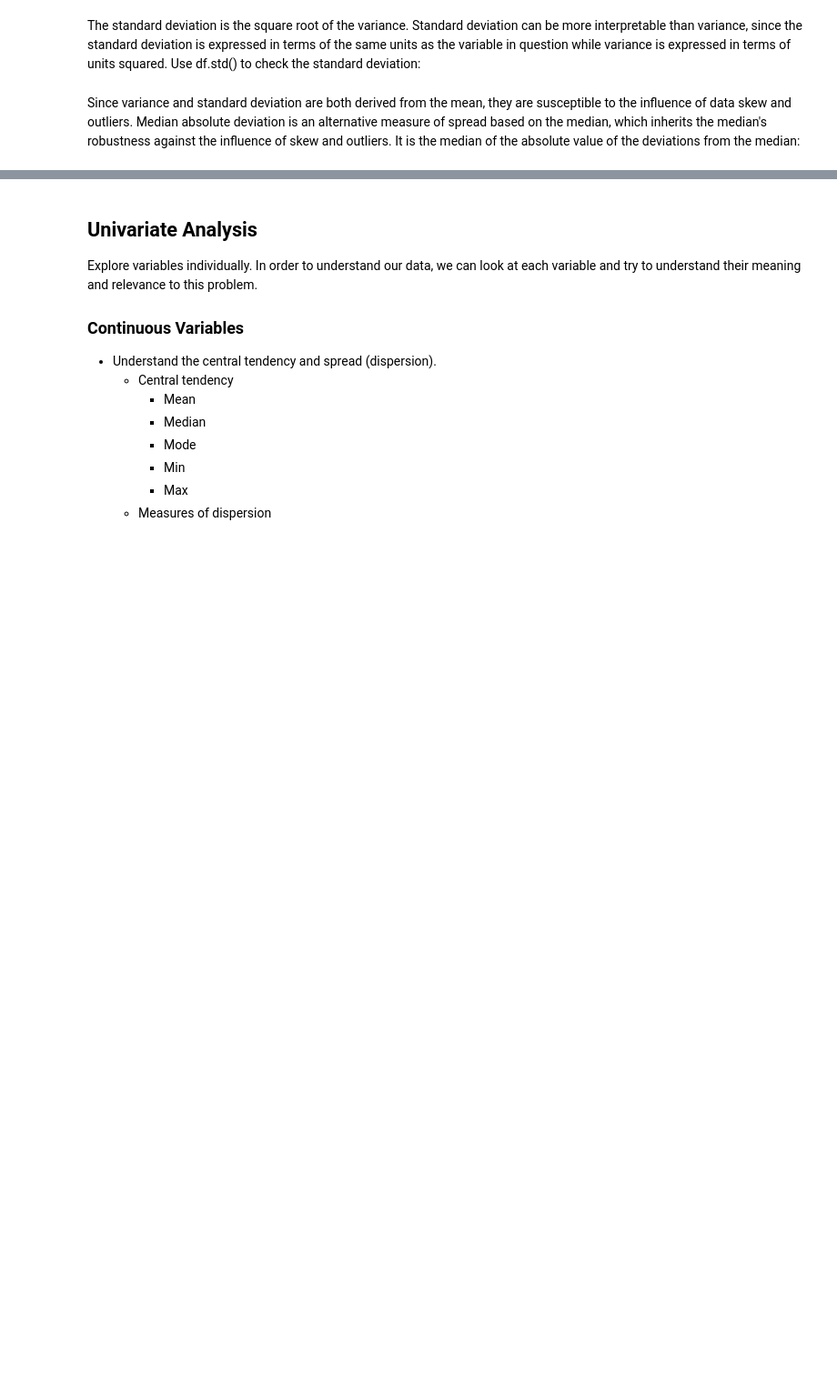
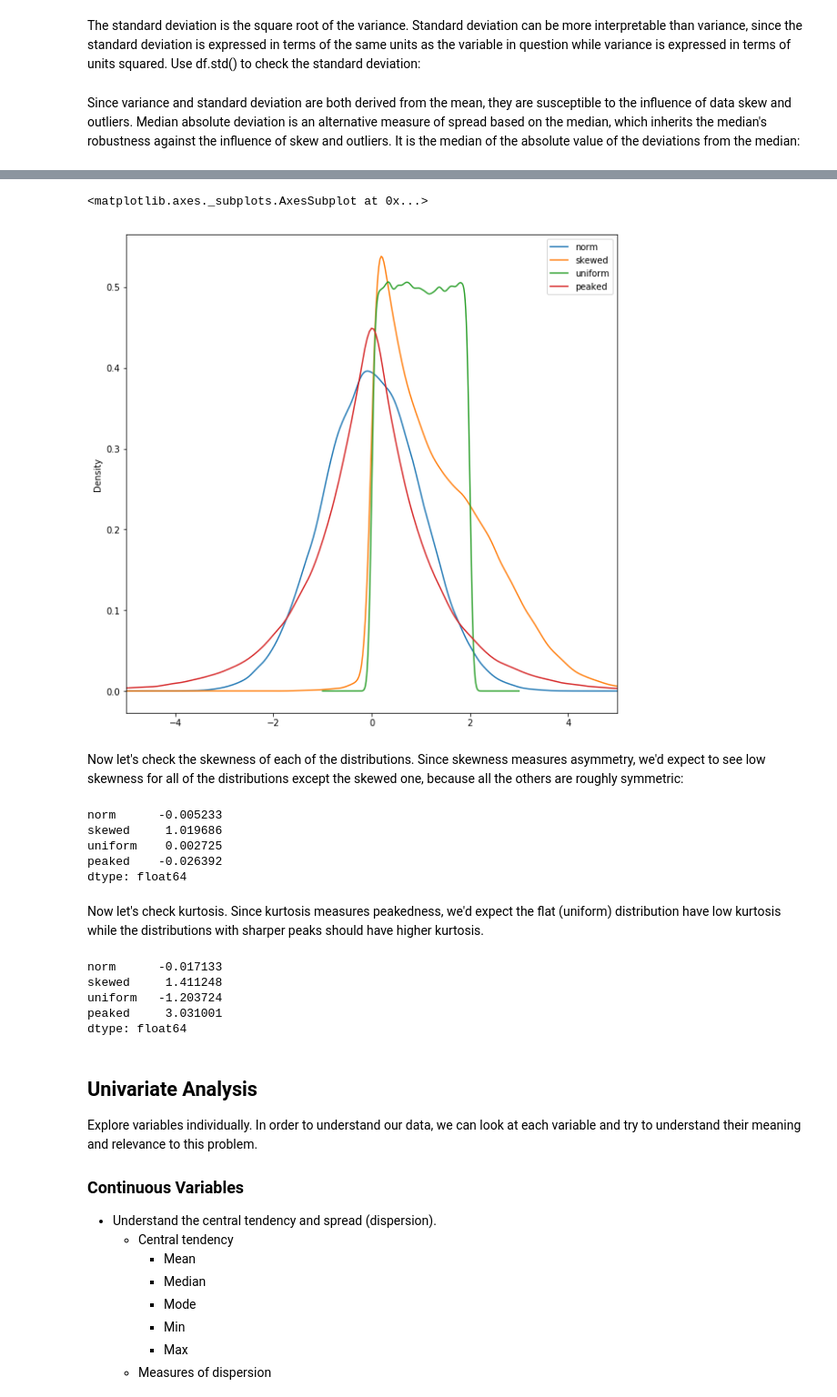
Before and after one commit to ksatola/Data-Science-Notes, a Jupyter notebook: EDA_Template.ipynb, the cells around one changed output, grey strips where cells are left out. Shown at 91% size. Cells and saved outputs as stored; diff of their text form; code cells hidden in the pictures; blank space fills up the shorter version.

```diff
--- a/EDA_Template.ipynb
+++ b/EDA_Template.ipynb
@@ -676,3 +685,44 @@ abs_median_devs.median() * 1.4826
+# %%
+norm_data = np.random.normal(size=100000)
+skewed_data = np.concatenate((np.random.normal(size=35000)+2,
+                             np.random.exponential(size=65000)),
+                             axis=0)
+uniform_data = np.random.uniform(0,2, size=100000)
+peaked_data = np.concatenate((np.random.exponential(size=50000),
+                             np.random.exponential(size=50000)*(-1)),
+                             axis=0)
+
+data_df = pd.DataFrame({"norm":norm_data,
+                       "skewed":skewed_data,
+                       "uniform":uniform_data,
+                       "peaked":peaked_data})
+# %%
+data_df.plot(kind="density",
+            figsize=(10,10),
+            xlim=(-5,5))
+# %% [output]
+<matplotlib.axes._subplots.AxesSubplot at 0x...>
+[figure, added]
+# %% [markdown]
+Now let's check the skewness of each of the distributions. Since skewness measures asymmetry, we'd expect to see low skewness for all of the distributions except the skewed one, because all the others are roughly symmetric:
+# %%
+data_df.skew()
+# %% [output]
+norm      -0.005233
+skewed     1.019686
+uniform    0.002725
+peaked    -0.026392
+dtype: float64
+# %% [markdown]
+Now let's check kurtosis. Since kurtosis measures peakedness, we'd expect the flat (uniform) distribution have low kurtosis while the distributions with sharper peaks should have higher kurtosis.
+# %%
+data_df.kurt()
+# %% [output]
+norm      -0.017133
+skewed     1.411248
+uniform   -1.203724
+peaked     3.031001
+dtype: float64
 # %% [markdown]
 ## Univariate Analysis
 Explore variables individually. In order to understand our data, we can look at each variable and try to understand their meaning and relevance to this problem.
```
Also changed, not shown: parts of 3 cells of this notebook.
